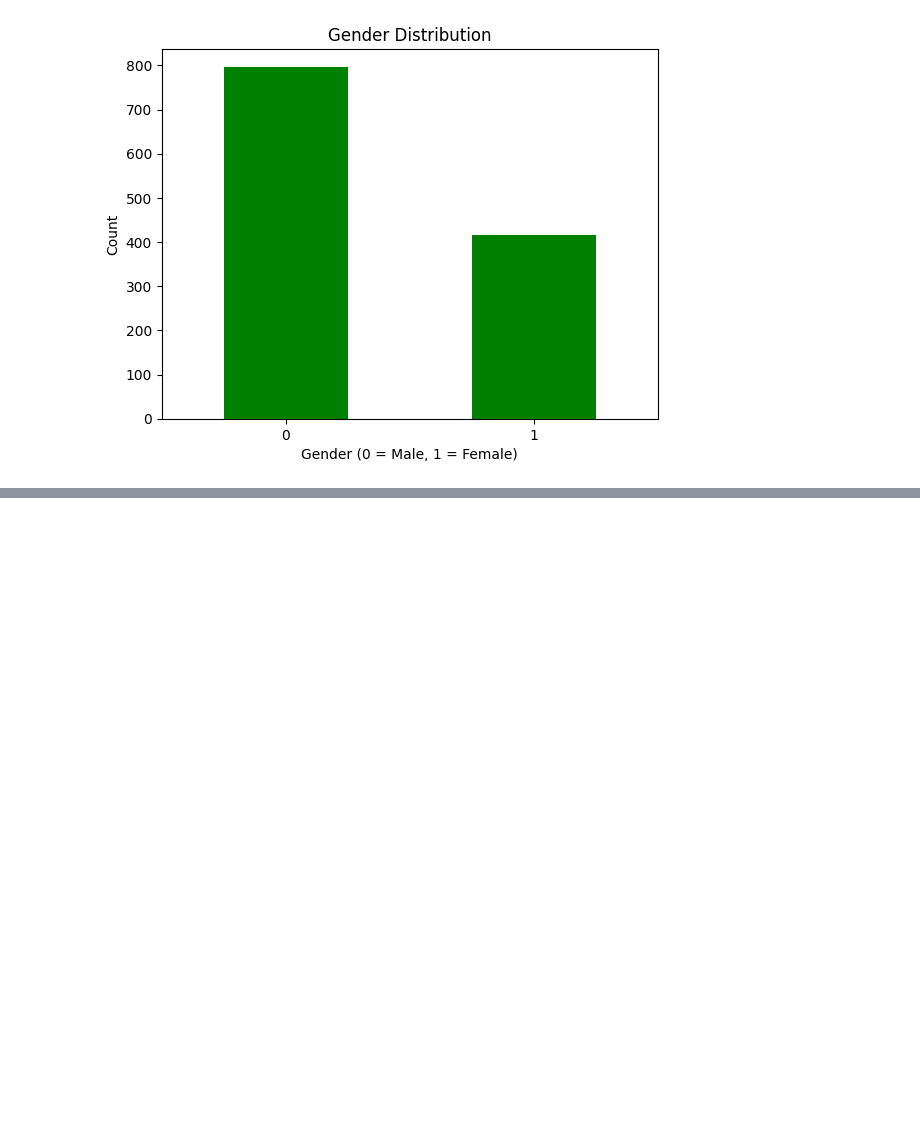
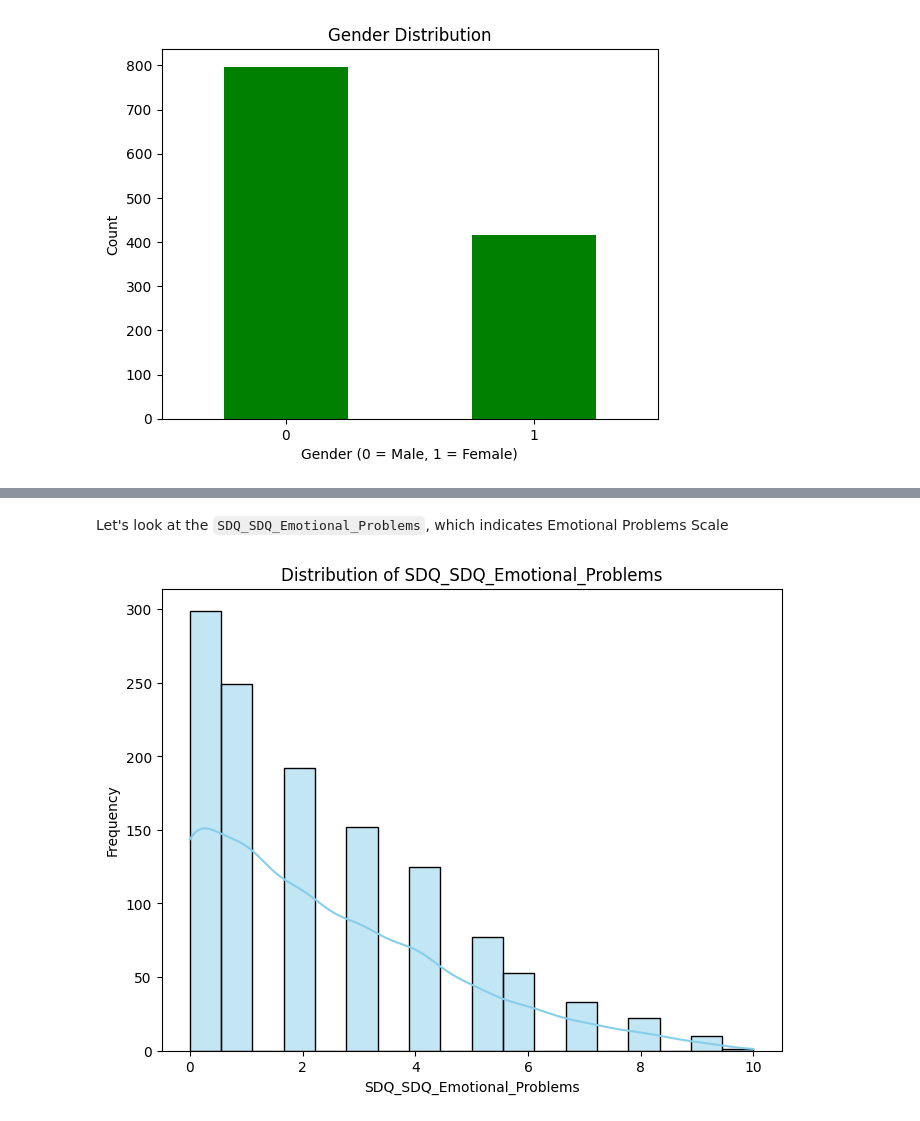
Before and after one commit to KImondorose/WiDS-Datathon-2025-Unraveling-the-Mysteries-of-the-Female-Brain-Sex-Patterns-in-ADHD.., a Jupyter notebook: index.ipynb, the cells around one changed output, grey strips where cells are left out. Drawn from its saved outputs; the diff is of its cells as text; code cells hidden in the pictures; blank space fills up the shorter version.

```diff
--- a/index.ipynb
+++ b/index.ipynb
@@ -55,7 +56,7 @@ Index(['participant_id', '0throw_1thcolumn', '0throw_2thcolumn',
       dtype='object', length=19901)
 # %%
 # Quantitative Variable train dataframe
-file_path_trainQ = r"C:\Users\rosew\Desktop\DS\WIDS Datathon 2025\TRAIN\TRAIN_QUANTITATIVE_METADATA.xlsx"
+file_path_trainQ = r"C:\Users\rosew\Desktop\DS\WIDS\TRAIN\TRAIN_QUANTITATIVE_METADATA.xlsx"
 train_Quant = pd.read_excel(file_path_trainQ)
 train_Quant.head()
 # %% [output]
@@ -216,0 +234,12 @@ plt.show()
+# %% [markdown]
+Let's look at the `SDQ_SDQ_Emotional_Problems`, which indicates Emotional Problems Scale
+# %%
+# Plot the distribution of the SDQ_SDQ_Emotional_Problems variavle
+plt.figure(figsize=(8,6))
+sns.histplot(train_Quant['SDQ_SDQ_Emotional_Problems'], kde = True, color = 'skyblue')
+plt.title('Distribution of SDQ_SDQ_Emotional_Problems')
+plt.xlabel('SDQ_SDQ_Emotional_Problems')
+plt.ylabel('Frequency')
+plt.show()
+# %% [output]
+[figure, added]
```
Also changed, not shown: parts of 25 cells of this notebook.
